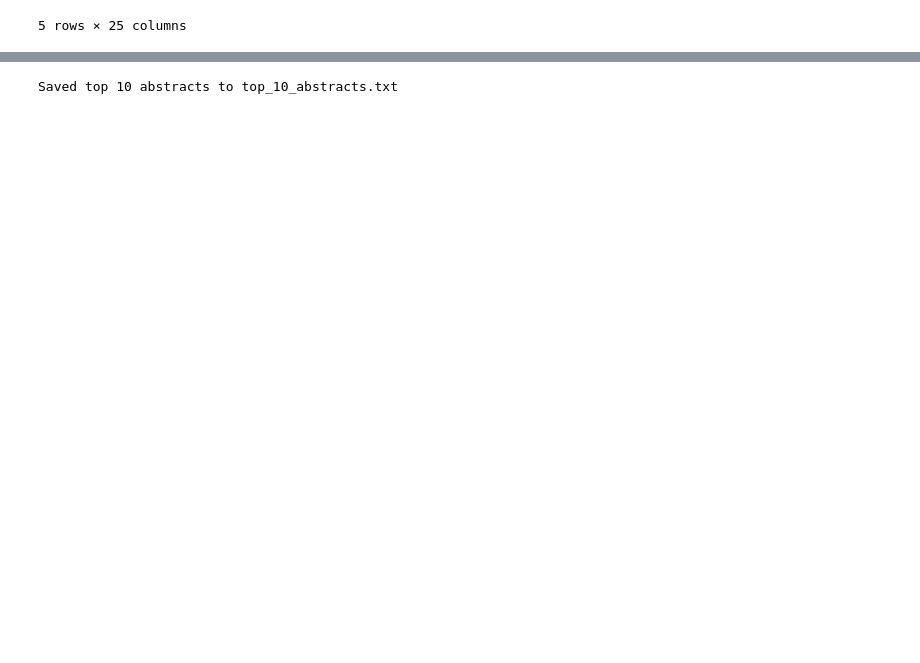
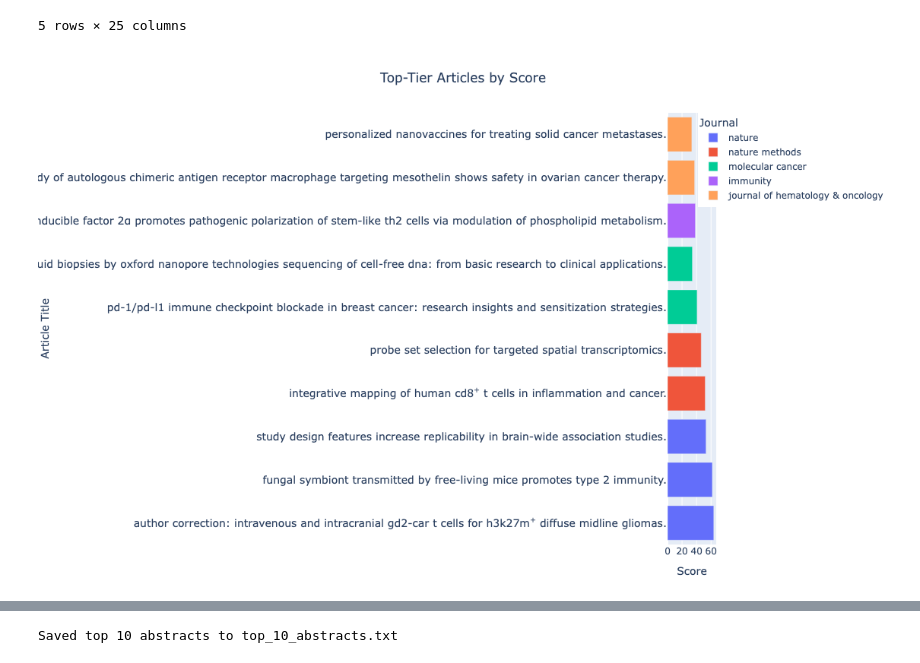
Before and after one commit to amulya-incorrigible/Biomedical-Text-Extraction, a Jupyter notebook: pubmed/Notebooks/Pubmed_Data_Mathematical_Modelling_Part3.ipynb, the cells around one changed output, grey strips where cells are left out. Saved outputs shown, nothing was run; the diff lists cells and outputs as text; code cells hidden in the pictures; blank space fills up the shorter version.

```diff
--- a/pubmed/Notebooks/Pubmed_Data_Mathematical_Modelling_Part3.ipynb
+++ b/pubmed/Notebooks/Pubmed_Data_Mathematical_Modelling_Part3.ipynb
@@ -179,6 +141,54 @@ df.head()
 | 3 | 3 | ezrin drives adaptation of monocy... | ezrin, an actin-binding protein, ... | cell death & disease | eng | 2024 | Nov | Gudneppanavar Ravindra, Di Pietro... | department of pediatrics, school ... | cell death & disease | ... |
 | 4 | 4 | determining the quality of life a... | this study aimed to determine the... | journal of tissue viability | eng | 2024 | Nov | Gül Şenay, Demir Ayşe Sılanur, Ka... | faculty of nursing, hacettepe uni... | journal of tissue viability | ... |
 5 rows × 25 columns
+# %%
+import plotly.express as px
+top_count = 10  # Number of top articles you want to see
+top_tier_df = df.nlargest(top_count, 'Score')
+# %%
+import plotly.express as px
+
+# Example DataFrame of top-tier articles
+# Replace this with your actual DataFrame
+df = top_tier_df  # already filtered or sorted by Score
+
+fig = px.bar(
+    df,
+    x='Score',
+    y='Title',
+    orientation='h',
+    color='Journal',
+    hover_data=['Study_Type_Extracted', 'Standardized_University'],
+    title='Top-Tier Articles by Score',
+    # Make the figure bigger right from the start
+    width=1300,
+    height=700
+)
+
+# 1. Give extra margin on the left to accommodate long y-axis labels (article titles)
+fig.update_layout(
+    margin=dict(l=500, r=50, t=80, b=50),  # Increase left margin significantly
+    xaxis_title='Score',
+    yaxis_title='Article Title',
+    title={
+        'text': 'Top-Tier Articles by Score',
+        'x':0.5,              # Center the title
+        'xanchor':'center'
+    }
+)
+
+# 2. Adjust y-axis text properties
+fig.update_yaxes(
+    automargin=True,         # Allows Plotly to adjust margins if labels are too long
+    tickfont=dict(size=14)   # Slightly smaller font so titles fit better
+)
+
+# 3. Optionally adjust the x-axis too if needed
+fig.update_xaxes(automargin=True)
+
+fig.show()
+# %% [output]
+[figure, added]
 # %%
 df['Tier'] = pd.qcut(df['Score'], q=3, labels=['Low', 'Medium', 'High'])
 df.head()
```
Also changed, not shown: parts of 8 cells of this notebook, 7 other files.
